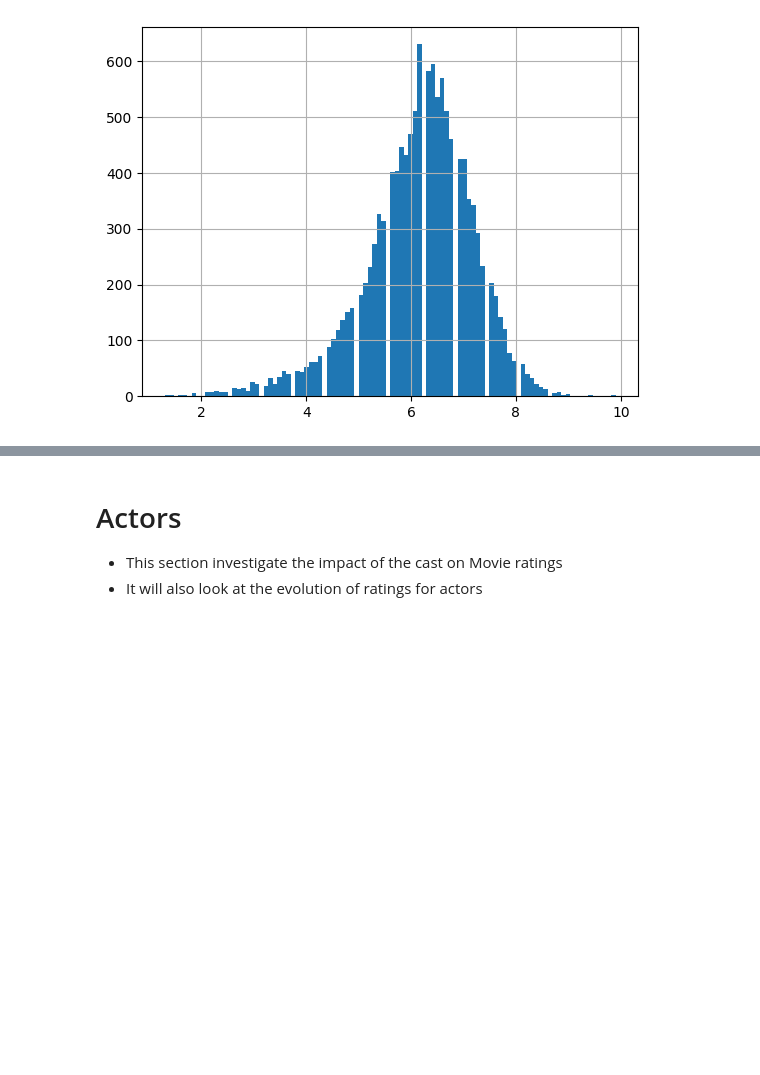
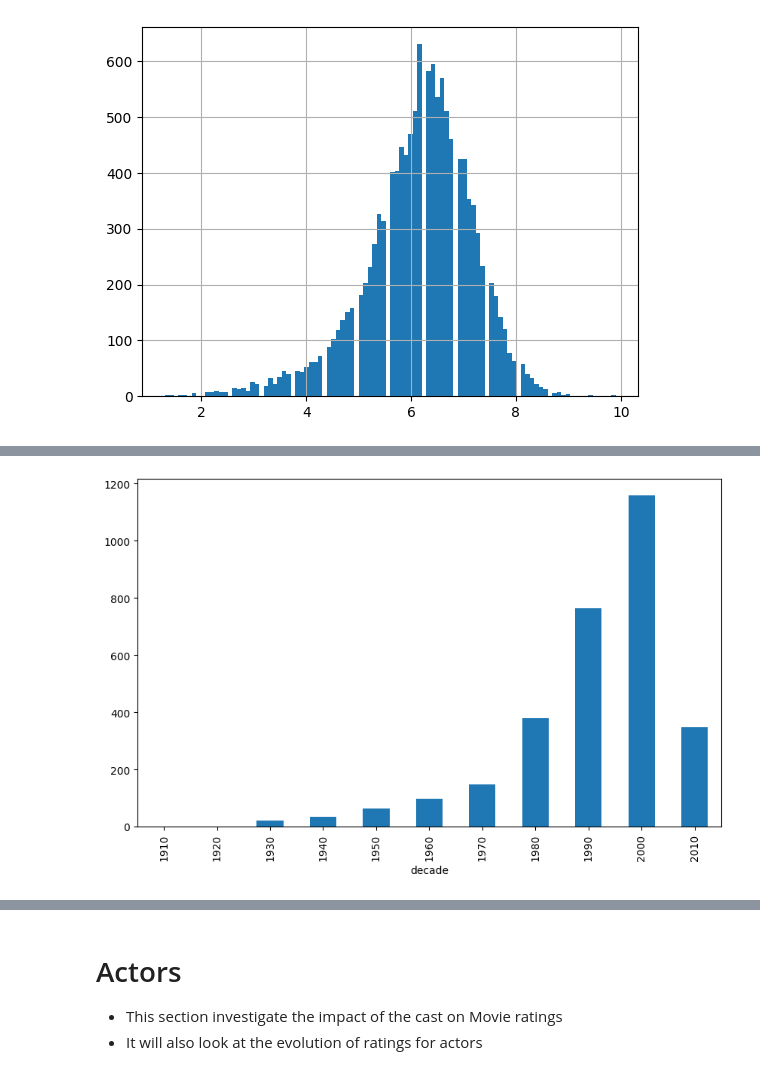
Before and after one commit to epfl-ada/ada-2023-project-zalix, a Jupyter notebook: project_milestone2.ipynb, the cells around one changed output, grey strips where cells are left out. Saved outputs shown, nothing was run; the diff lists cells and outputs as text; code cells hidden in the pictures; blank space fills up the shorter version.

```diff
--- a/project_milestone2.ipynb
+++ b/project_milestone2.ipynb
@@ -355,7 +414,7 @@ decade_num_ethnicities.plot.bar(stacked=True, figsize=(10, 6))
 ## exploratory data analysis
 # filter dataset to unique movies
 # NOTE: number of movies (with ratings) shrank from 14369 to 12574 after joining with characters
-df_unique_movies = movies_ratings_characters.drop_duplicates(subset=['wikipedia_movie_ID'])
+df_unique_movies = movies_ratings_characters.drop_duplicates(subset=['wikipedia_movie_ID']).reset_index().set_index('wikipedia_movie_ID')
 print(df_unique_movies.shape)
 
 # show distribution of movie ratings
@@ -395,0 +473,9 @@ movie_num_ethnicities = movies_ratings_characters.groupby('wikipedia_movie_ID')[
+# %%
+# add number of ethnicities for a movie as a new column
+df_unique_movies = df_unique_movies.assign(num_ethnicities=num_ethnicities_by_movie)
+
+# plot the number of ethnically diverse films in each decade
+diverse_movies = df_unique_movies[df_unique_movies['num_ethnicities'] >= 3]
+ethnic_diverse_movies_count = diverse_movies.groupby('decade').size().plot.bar(stacked=True, figsize=(10, 6))
+# %% [output]
+[figure, added]
```
Also changed, not shown: parts of 45 cells of this notebook.
